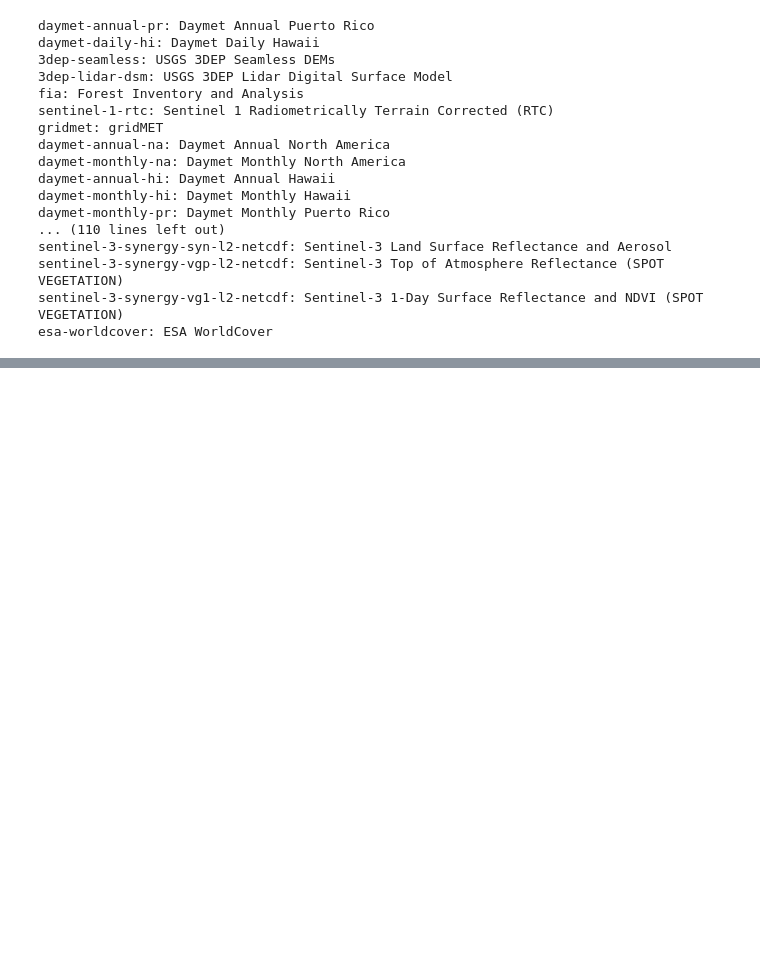
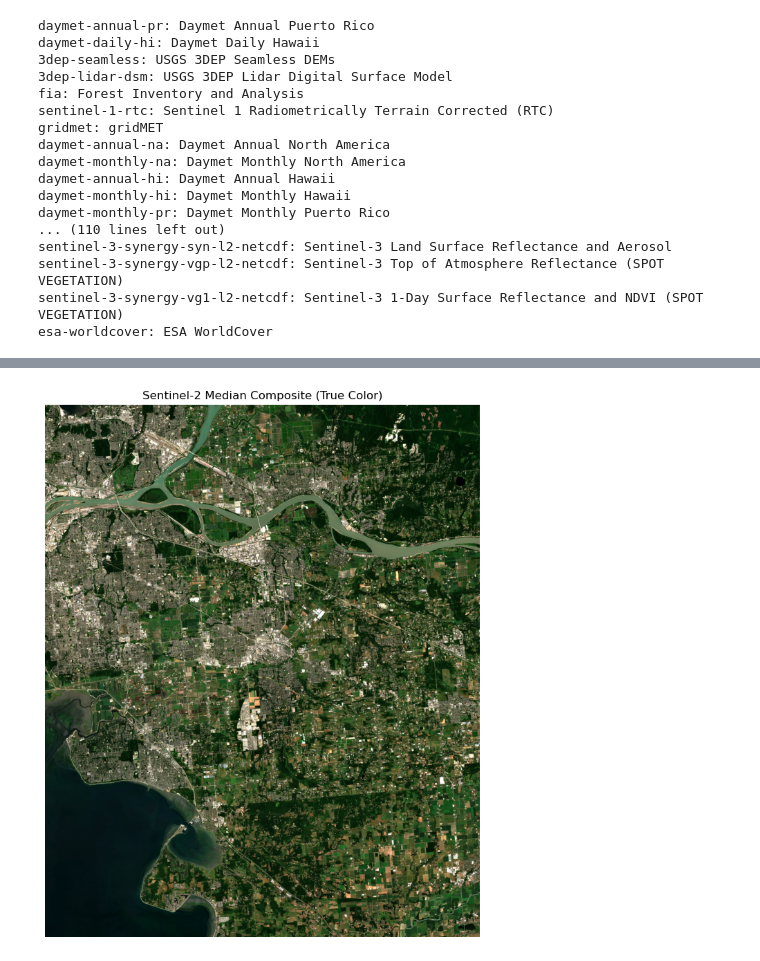
Before and after one commit to MoezLabiadh/py-stac, a Jupyter notebook: explore_stac.ipynb, the cells around one changed output, grey strips where cells are left out. Drawn from its saved outputs; the diff is of its cells as text; code cells hidden in the pictures; blank space fills up the shorter version.

```diff
--- a/explore_stac.ipynb
+++ b/explore_stac.ipynb
@@ -91,2 +93,7 @@ transform :
 resolution :
 10
+# %%
+# create a median image from the stack
+median_ds = ds.median(dim="time")
+median_ds["band"] = ["B02", "B03", "B04", "B08"]
+median_ds
@@ -92,0 +126,20 @@ resolution :
+# %%
+
+rgb = np.stack([
+    median_ds.sel(band="B04").values,
+    median_ds.sel(band="B03").values,
+    median_ds.sel(band="B02").values
+], axis=-1)
+
+# Simple contrast stretch: scale to the 1st–99th percentile
+p1, p99 = np.nanpercentile(rgb, (1, 99))
+rgb_stretch = (rgb - p1) / (p99 - p1)
+
+# Display
+plt.figure(figsize=(10, 10))
+plt.imshow(np.clip(rgb_stretch, 0, 1))
+plt.axis("off")
+plt.title("Sentinel‑2 Median Composite (True Color)")
+plt.show()
+# %% [output]
+[figure, added]
```
Also changed, not shown: parts of 4 cells of this notebook.
